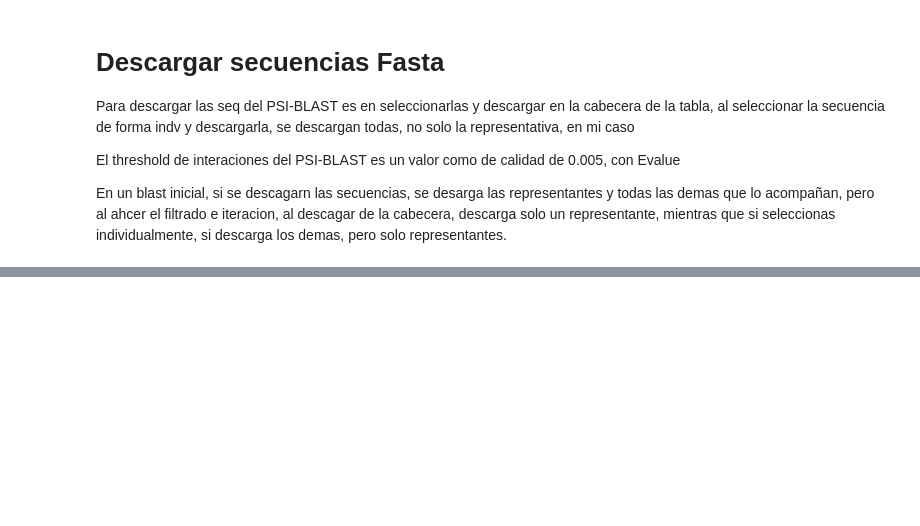
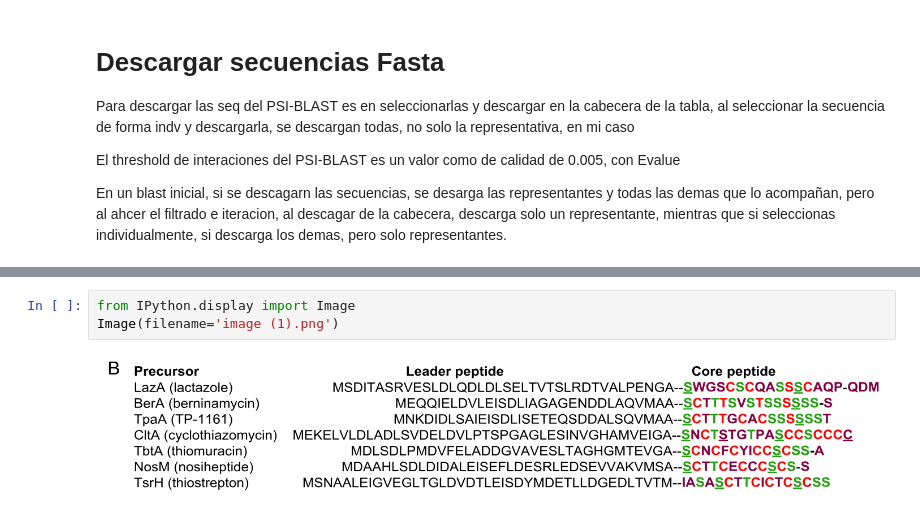
Before and after one commit to Errrik2002/Proyecto_MineriaGenomica_IQ, a Jupyter notebook: bitacora.ipynb, the cells around one changed output, grey strips where cells are left out. Cells and saved outputs as stored; diff of their text form; blank space fills up the shorter version.

```diff
--- a/bitacora.ipynb
+++ b/bitacora.ipynb
@@ -99,0 +112,5 @@ En un blast inicial, si se descagarn las secuencias, se desarga las representant
+# %%
+from IPython.display import Image
+Image(filename='image (1).png')
+# %% [output]
+[figure, added]
```
Also changed, not shown: parts of 5 cells of this notebook, 3 other files.
